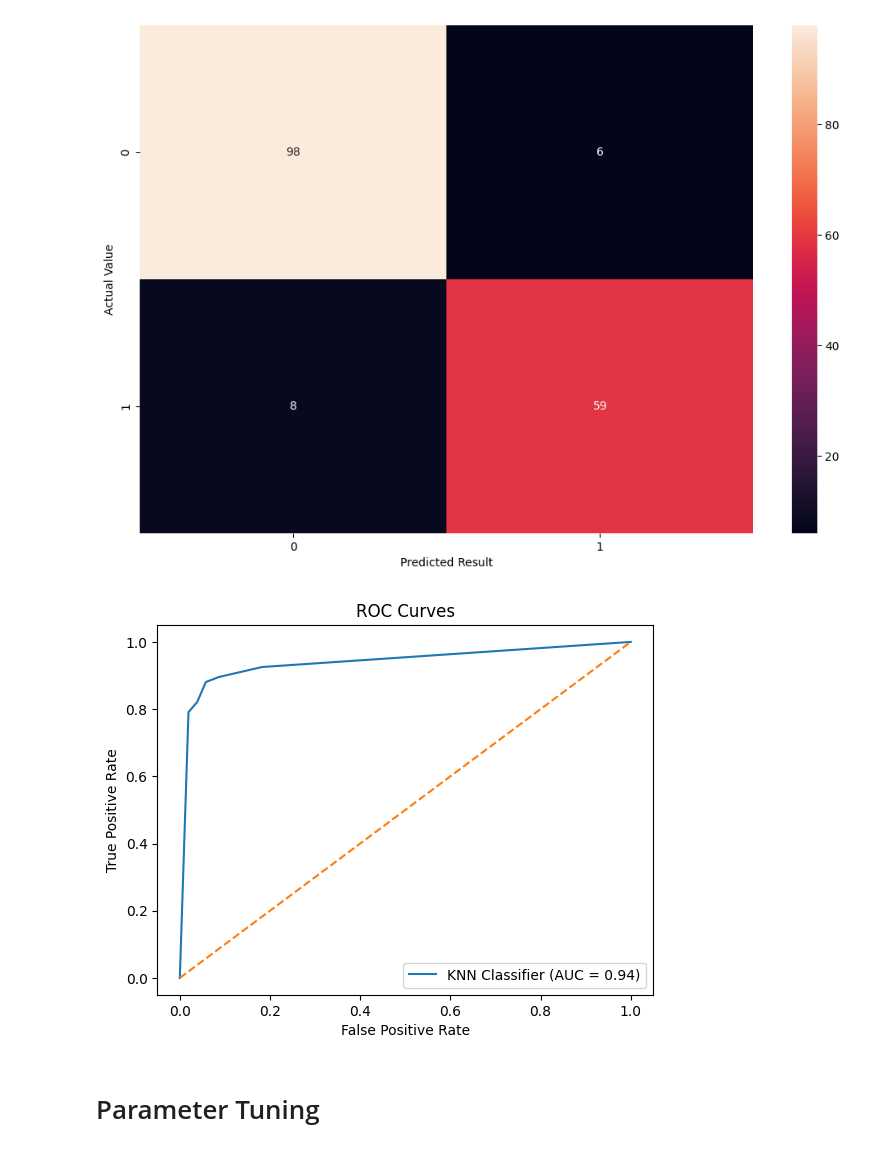
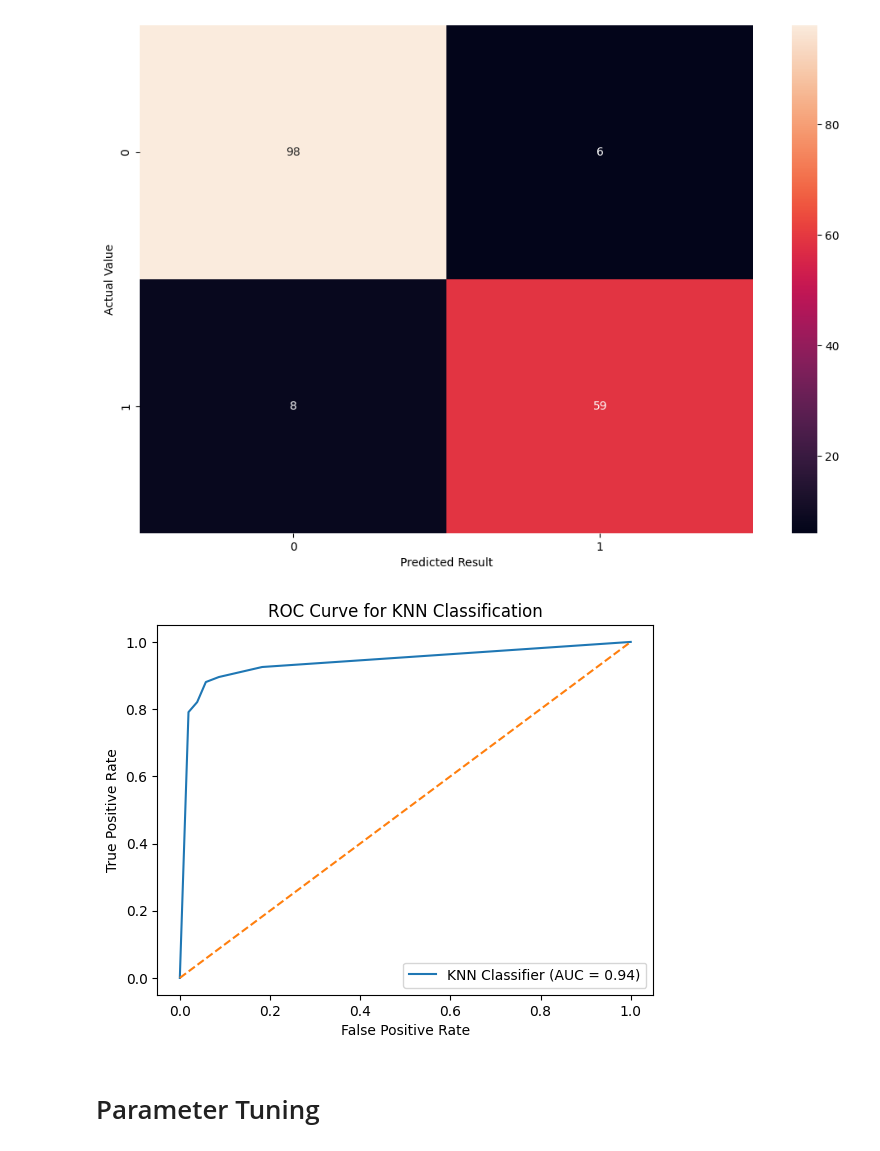
Before and after one commit to NishatTasnim01/KNN_Classification, a Jupyter notebook: Class 7_KNN Classification.ipynb, the cells around one changed output. Saved outputs shown, nothing was run; the diff lists cells and outputs as text; code cells hidden in the pictures.

```diff
--- a/Class 7_KNN Classification.ipynb
+++ b/Class 7_KNN Classification.ipynb
@@ -432,17 +432,17 @@ Text(120.72222222222221, 0.5, 'Actual Value')
 # %%
 y_pred_proba_knn = ne.predict_proba(xtest)[:, 1]
 fpr_knn, tpr_knn, thresholds_knn = roc_curve(ytest, y_pred_proba_knn)
 auc_knn = roc_auc_score(ytest, y_pred_proba_knn)
 
 plt.plot(fpr_knn, tpr_knn, label='KNN Classifier (AUC = {:.2f})'.format(auc_knn))
 plt.plot([0, 1], [0, 1], linestyle='--')
 plt.xlabel('False Positive Rate')
 plt.ylabel('True Positive Rate')
-plt.title('ROC Curves')
+plt.title('ROC Curve for KNN Classification')
 plt.legend()
 plt.show()
 # %% [output]
-[figure, old version]
+[figure, new version]
 # %% [markdown]
 # Parameter Tuning
 # %% [markdown]
```
Also changed, not shown: parts of 10 cells of this notebook.
